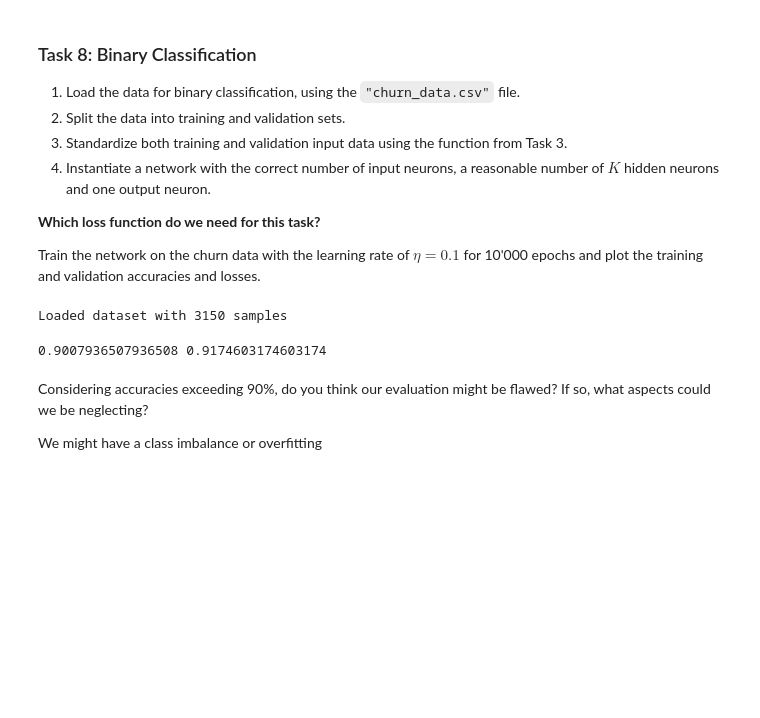
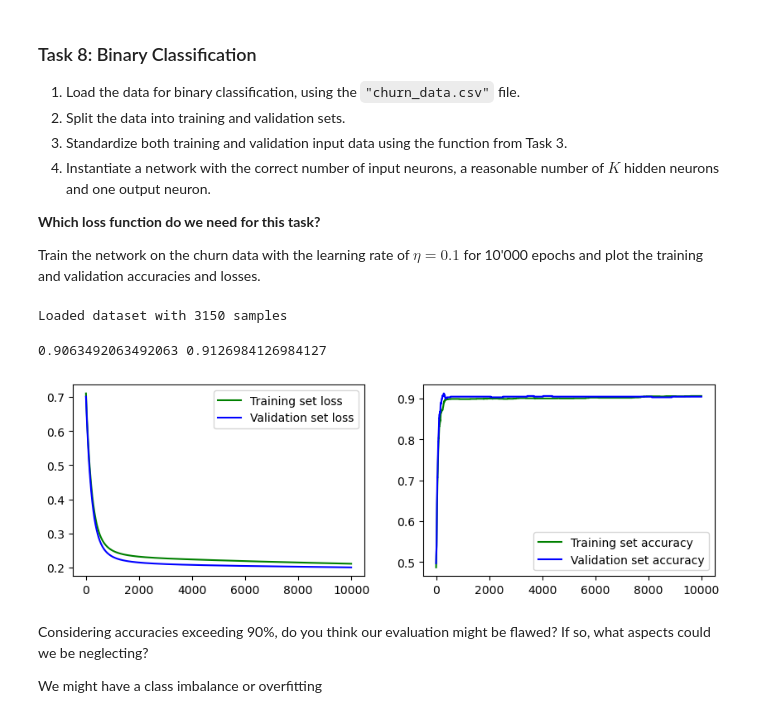
Before and after one commit to JorgeOrtizV/deepLearning_uzh, a Jupyter notebook: DL-Assignment05.ipynb, the cells around one changed output. Cells and saved outputs as stored; diff of their text form; code cells hidden in the pictures; blank space fills up the shorter version.

```diff
--- a/DL-Assignment05.ipynb
+++ b/DL-Assignment05.ipynb
@@ -358,10 +358,11 @@ Loaded dataset with 3150 samples
 # %%
 train_loss, train_acc, val_loss, val_acc = results
 # For some reason my kernel dies when attempting to plot
-#plot(train_loss, train_acc, val_loss, val_acc)
+plot(train_loss, train_acc, val_loss, val_acc)
 print(max(train_acc), max(val_acc))
 # %% [output]
-0.9007936507936508 0.9174603174603174
+0.9063492063492063 0.9126984126984127
+[figure, added]
 # %% [markdown]
 Considering accuracies exceeding 90%, do you think our evaluation might be flawed? If so, what aspects could we be neglecting?
 
```
Also changed, not shown: parts of 1 cell of this notebook, 7 other files.
